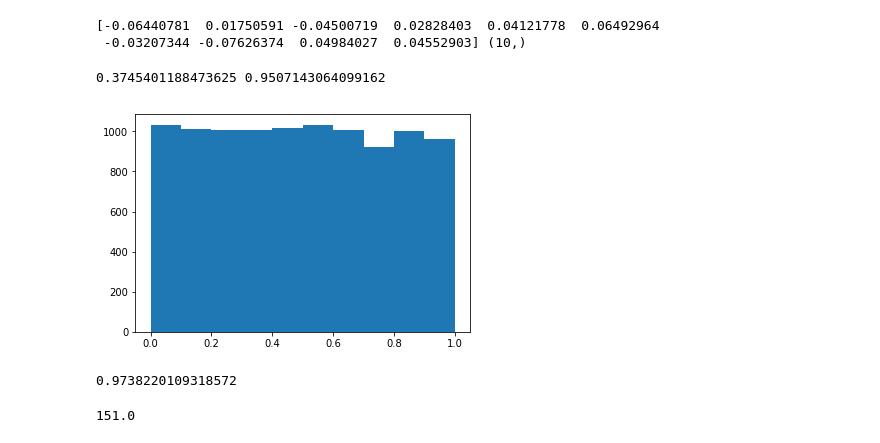
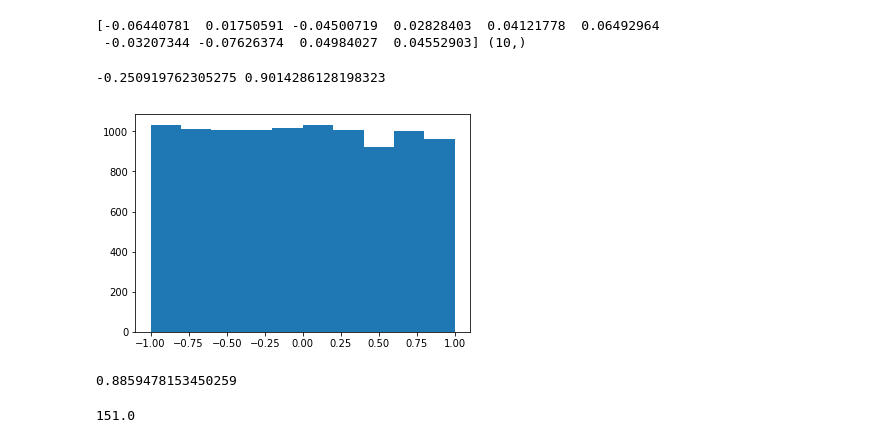
Before and after one commit to rickiepark/do-it-dl, a Jupyter notebook: Ch03.ipynb, the cells around one changed output. Saved outputs shown, nothing was run; the diff lists cells and outputs as text; code cells hidden in the pictures.

```diff
--- a/Ch03.ipynb
+++ b/Ch03.ipynb
@@ -42,22 +42,22 @@ print(x_sample, x_sample.shape)
 import numpy as np
 np.random.seed(42)
 # %%
-w = np.random.rand()
-b = np.random.rand()
+w = np.random.uniform(-1, 1)
+b = np.random.uniform(-1, 1)
 print(w, b)
 # %% [output]
-0.3745401188473625 0.9507143064099162
+-0.250919762305275 0.9014286128198323
 # %%
-h = np.random.rand(10000)
+h = np.random.uniform(-1, 1, 10000)
 plt.hist(h)
 plt.show()
 # %% [output]
-[figure, old version]
+[figure, new version]
 # %%
-y_hat = w * x[0] + b
+y_hat = x[0] * w + b
 print(y_hat)
 # %% [output]
-0.9738220109318572
+0.8859478153450259
 # %%
 print(y[0])
 # %% [output]
```
Also changed, not shown: parts of 15 cells of this notebook.
